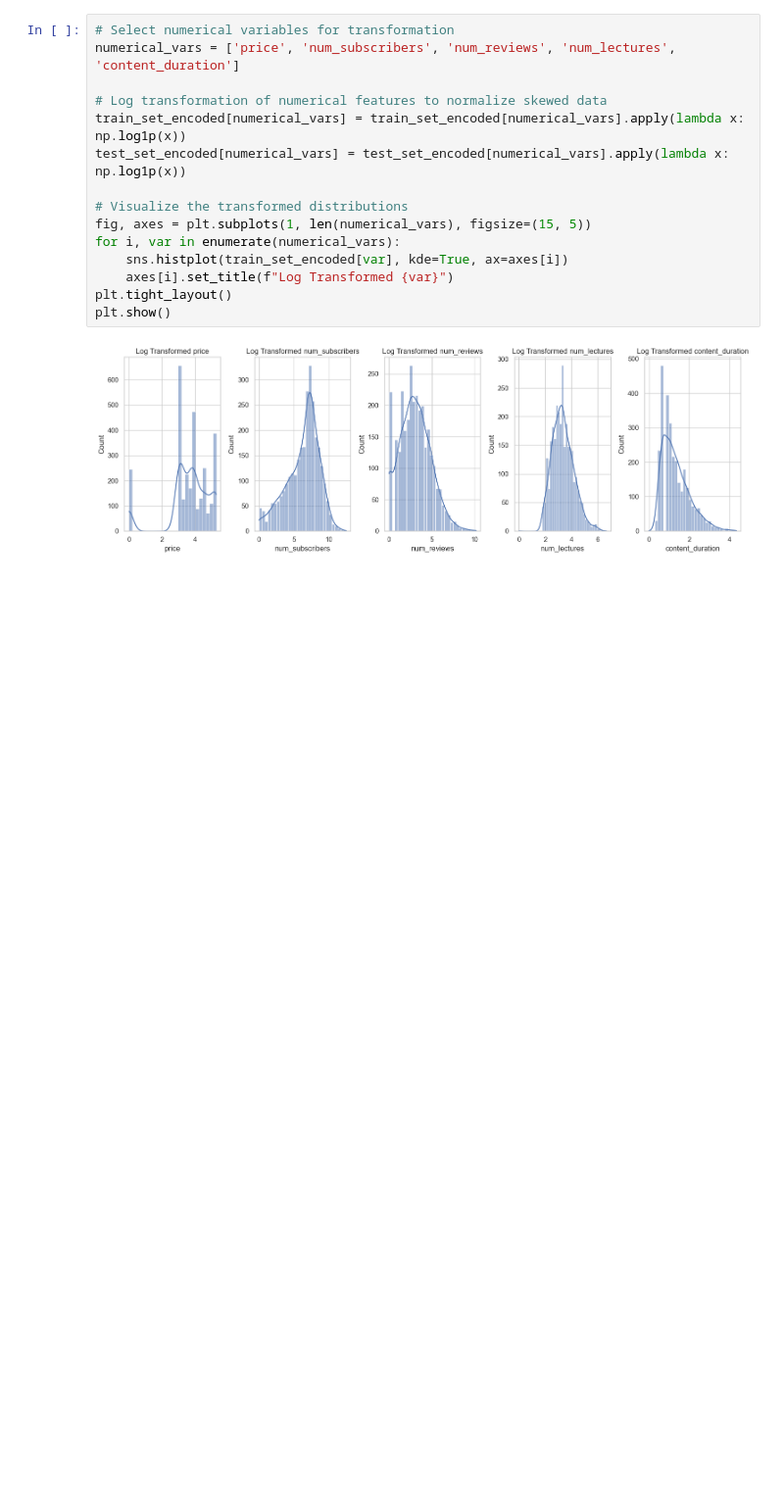
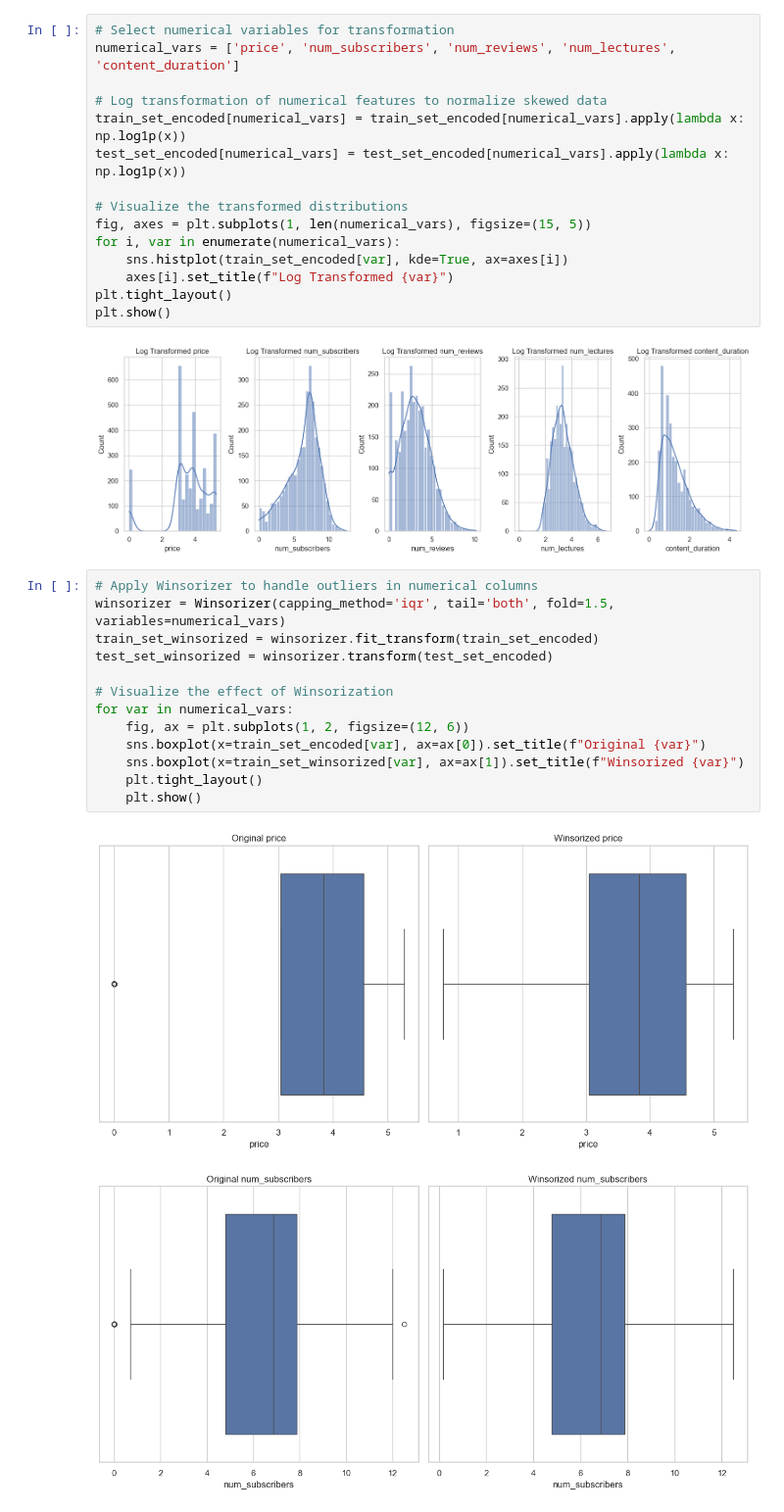
Before and after one commit to hirakhan95/course-cost-analyzer, a Jupyter notebook: jupyter_notebooks/5. Feature_Engineering.ipynb, the cells around one changed output. Shown at 98% size. Cells and saved outputs as stored; diff of their text form; blank space fills up the shorter version.

Commit message:
apply winsorizor from feature-engine to handle outliers

```diff
--- a/jupyter_notebooks/5. Feature_Engineering.ipynb
+++ b/jupyter_notebooks/5. Feature_Engineering.ipynb
@@ -112,3 +112,19 @@ plt.tight_layout()
 plt.show()
 # %% [output]
 [figure]
+# %%
+# Apply Winsorizer to handle outliers in numerical columns
+winsorizer = Winsorizer(capping_method='iqr', tail='both', fold=1.5, variables=numerical_vars)
+train_set_winsorized = winsorizer.fit_transform(train_set_encoded)
+test_set_winsorized = winsorizer.transform(test_set_encoded)
+
+# Visualize the effect of Winsorization
+for var in numerical_vars:
+    fig, ax = plt.subplots(1, 2, figsize=(12, 6))
+    sns.boxplot(x=train_set_encoded[var], ax=ax[0]).set_title(f"Original {var}")
+    sns.boxplot(x=train_set_winsorized[var], ax=ax[1]).set_title(f"Winsorized {var}")
+    plt.tight_layout()
+    plt.show()
+# %% [output]
+[figure, added]
+[figure, added]
```
Also changed, not shown: parts of 1 cell of this notebook.
